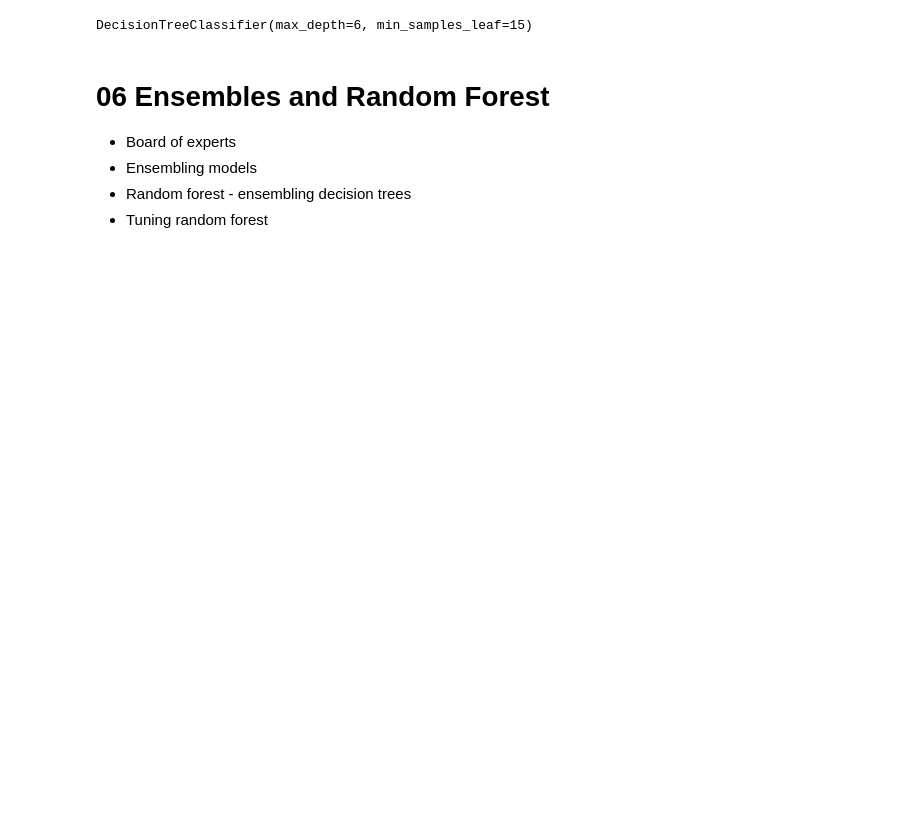
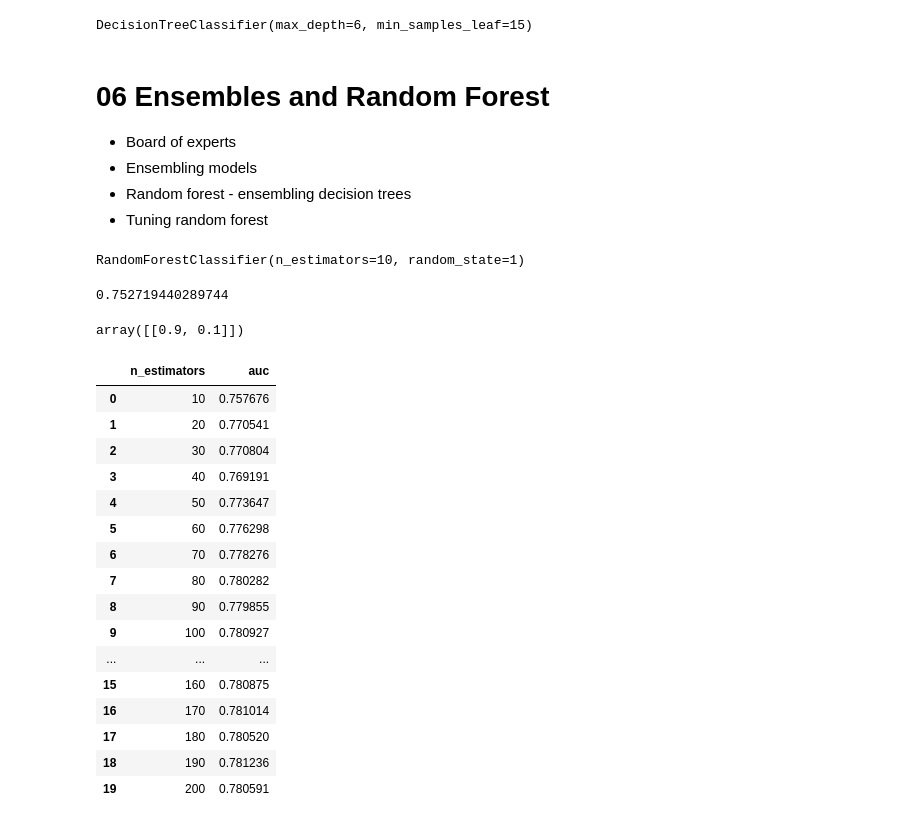
Before and after one commit to bjdeb1986/machine-learning-zoomcamp-homework-bjdeb, a Jupyter notebook: 06-Trees/CreditRisk.ipynb, the cells around one changed output. Cells and saved outputs as stored; diff of their text form; code cells hidden in the pictures; blank space fills up the shorter version.

```diff
--- a/06-Trees/CreditRisk.ipynb
+++ b/06-Trees/CreditRisk.ipynb
@@ -602,0 +605,5 @@ DecisionTreeClassifier(max_depth=6, min_samples_leaf=15)
+# %%
+rf = RandomForestClassifier(n_estimators=10, random_state=1)
+rf.fit(X_train, y_train)
+# %% [output]
+RandomForestClassifier(n_estimators=10, random_state=1)
@@ -602,0 +612,8 @@ DecisionTreeClassifier(max_depth=6, min_samples_leaf=15)
+# %%
+roc_auc_score(y_val, y_pred)
+# %% [output]
+0.752719440289744
+# %%
+rf.predict_proba(X_val[[0]])
+# %% [output]
+array([[0.9, 0.1]])
@@ -602,0 +629,21 @@ DecisionTreeClassifier(max_depth=6, min_samples_leaf=15)
+# %%
+df_scores = pd.DataFrame(scores, columns=['n_estimators', 'auc'])
+df_scores
+# %% [output]
+|  | n_estimators | auc |
+| 0 | 10 | 0.757676 |
+| 1 | 20 | 0.770541 |
+| 2 | 30 | 0.770804 |
+| 3 | 40 | 0.769191 |
+| 4 | 50 | 0.773647 |
+| 5 | 60 | 0.776298 |
+| 6 | 70 | 0.778276 |
+| 7 | 80 | 0.780282 |
+| 8 | 90 | 0.779855 |
+| 9 | 100 | 0.780927 |
+| ... | ... | ... |
+| 15 | 160 | 0.780875 |
+| 16 | 170 | 0.781014 |
+| 17 | 180 | 0.780520 |
+| 18 | 190 | 0.781236 |
+| 19 | 200 | 0.780591 |
```
Also changed, not shown: parts of 19 cells of this notebook.
